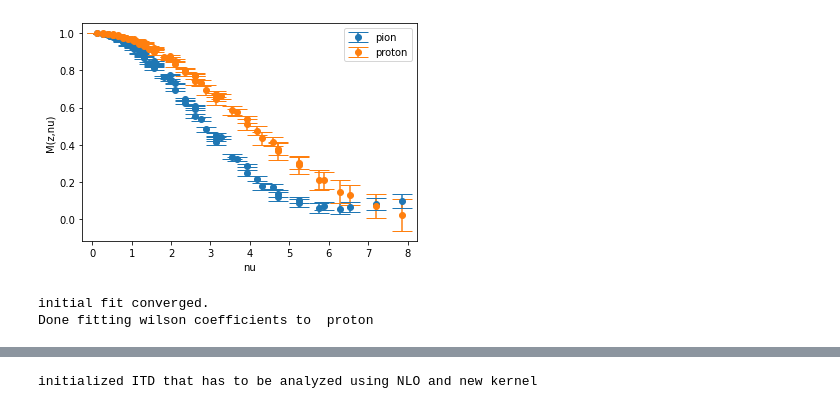
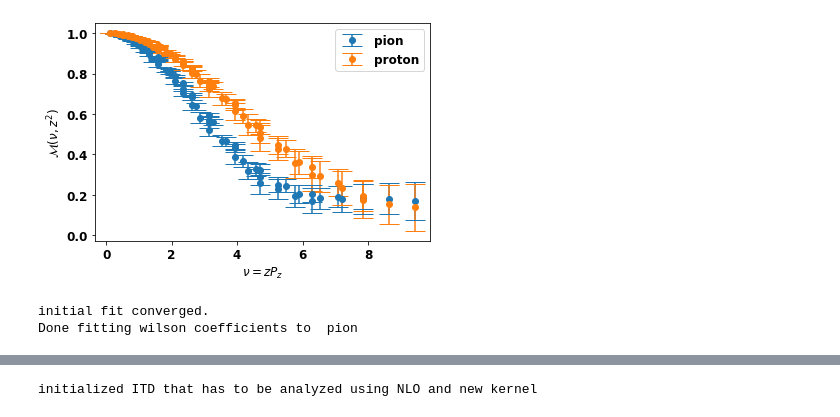
Before and after one commit to astronikil/lattice_Cn, a Jupyter notebook: analysis.ipynb, the cells around one changed output, grey strips where cells are left out. Cells and saved outputs as stored; diff of their text form; code cells hidden in the pictures.

```diff
--- a/analysis.ipynb
+++ b/analysis.ipynb
@@ -31,7 +31,13 @@ lobj = latobj(
     zmin = 1,           # smallest z for ITD
     zmax = 12,          # largesr z for ITD
     pmin = 1,           # smallest momentum for ITD
-    pmax = 5)           # largest momentum for ITD
+    pmax = 6)           # largest momentum for ITD
+
+
+
+correction_coeffs = [6.0, -1.5, 0.2]
+
+
 
 #create pion PDF object
 pdf_pion = pdf(alpha = -0.45,    #small-x alpha
@@ -43,42 +49,51 @@ pdf_pion = pdf(alpha = -0.45,    #small-x alpha
 #create proton PDF object
 pdf_proton = pdf(alpha = -0.25,
                  beta = 3.0,
                  mu = 3.2,
                  nmom = 30,
                  hadname = 'proton'
                 )
 
 #create pion ITD object
 itd_pion = gen_itd(lobj,                                     #lattice object
                    pdf_pion,                                 #list of Mellin moments
-                   correction_coeffs = [2.0, 4.0, -0.5],   # correction coefficient to NLO kernel
+                   correction_coeffs = correction_coeffs,   # correction coefficient to NLO kernel
                    L_qcd = 0.0,                             # higher twist coefficient MeV
-                   c_latt = -0.005,                             # small-z lattice artifact coefficient
-                   error_scale = 0.0004,                     # controls how big errors are. ~0.001 seems reasonable.
+                   c_latt = -0.00,                             # small-z lattice artifact coefficient
+                   error_scale = 0.0008,                     # controls how big errors are. ~0.001 seems reasonable.
                    ht_massdep = False,                       # if True, L_qcd   -> hadron mass * L_qcd
                    pa_massdep = False                        # if True, c_latt -> c_latt / hadron mass
                   )
 #create proton ITD object
 itd_proton = gen_itd(lobj,
                    pdf_proton,
-                   correction_coeffs = [2.0, 4.0, -0.5],
-                   L_qcd = 0.0,
-                   c_latt = -0.005,
-                   error_scale = 0.0009,
+                   correction_coeffs = correction_coeffs,
+                   L_qcd = 0.00,
+                   c_latt = -0.00,
+                   error_scale = 0.001,
                    ht_massdep = False,
                    pa_massdep = False
                   )
+
+lobjname = '_Lz'+str(lobj.Lz)+'_a'+str(lobj.a_latt)
+corrname = '_coef'+str(correction_coeffs[0])+'_'+str(correction_coeffs[1])+'_'+str(correction_coeffs[2])
 
 def plot_itd(itd):
     av = np.mean(itd.data, axis=0); er = np.std(itd.data, axis=0)
     plt.errorbar(lobj.nu, av, er, ls='', capsize=10, marker='o', label=itd.hadname)
 
+f = plt.figure()
+
 plot_itd(itd_pion)
 plot_itd(itd_proton)
-plt.xlabel('nu'); plt.ylabel('M(z,nu)'); plt.legend(); plt.show()
+plt.xlabel(r'$\nu = z P_z$'); plt.ylabel(r'$\mathcal{M}(\nu, z^2)$'); plt.legend(); plt.show()
+
+
+plt.show()
+f.savefig('/Users/nkarthik/plot_itd'+lobjname+corrname+'.pdf', bbox_inches='tight')
 plt.close()
 # %% [output]
-[figure, old version]
+[figure, new version]
 # %%
 #################################################################################
 #     Fit Wilson coefficients to lattice (mock) data
@@ -89,9 +104,9 @@ plt.close()
 #################################################################################
 
 
-number_of_cn = 4   # number of wilson coeffs to be fit
+number_of_cn = 5   # number of wilson coeffs to be fit
 
-itd_obj_inp = itd_proton
+itd_obj_inp = itd_pion
 
 obj_standard =    itd_fit(
                       itd_obj_inp,
@@ -103,7 +118,7 @@ obj_standard.fit(fitrange=(lobj.zmin, lobj.zmax), verbose = True);
 print('Done fitting wilson coefficients to ', obj_standard.itdobj.hadname)
 # %% [output]
 initial fit converged.
-Done fitting wilson coefficients to  proton
+Done fitting wilson coefficients to  pion
 # %%
 #################################################################################
 #     Plot fitted Wilson coeffs c_2 and c_4 as a function of z
```
Also changed, not shown: parts of 5 cells of this notebook.
